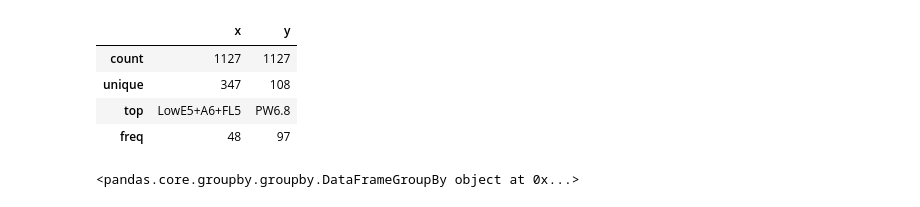
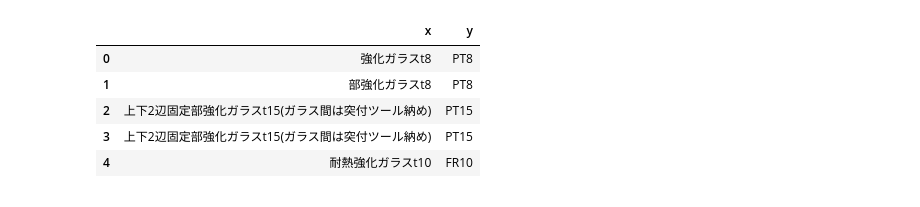
Before and after one commit to bbbnodx/seq2seq, a Jupyter notebook: notebooks/data-analysis.ipynb, the cells around one changed output. Cells and saved outputs as stored; diff of their text form; code cells hidden in the pictures.

```diff
--- a/notebooks/data-analysis.ipynb
+++ b/notebooks/data-analysis.ipynb
@@ -26,5 +26,8 @@ source_csv = dataset_dir / "interpretation_train43_and_test40_rev2.csv"
 # source_csv = dataset_dir / "interpretation_excel_concat_trim.csv"
 dataset_name = source_csv.stem
 encoding = "utf-8"
+# %%
+rev2_csv = dataset_dir / "interpretation_train43_and_test40_rev2.csv"
+rev3_csv = dataset_dir / "interpretation_train43_and_test40_rev3.csv"
 # %%
-df = pd.read_csv(source_csv)
+rev2 = pd.read_csv(rev2_csv)
@@ -52,12 +33,0 @@ df
-# %%
-df.describe()
-# %% [output]
-|  | x | y |
-| count | 1127 | 1127 |
-| unique | 347 | 108 |
-| top | LowE5+A6+FL5 | PW6.8 |
-| freq | 48 | 97 |
-# %%
-df.groupby(df['x'])
-# %% [output]
-<pandas.core.groupby.groupby.DataFrameGroupBy object at 0x...>
@@ -63,0 +36,9 @@ df.groupby(df['x'])
+# %%
+rev2.head()
+# %% [output]
+|  | x | y |
+| 0 | 強化ガラスt8 | PT8 |
+| 1 | 部強化ガラスt8 | PT8 |
+| 2 | 上下2辺固定部強化ガラスt15(ガラス間は突付ツール納め) | PT15 |
+| 3 | 上下2辺固定部強化ガラスt15(ガラス間は突付ツール納め) | PT15 |
+| 4 | 耐熱強化ガラスt10 | FR10 |
```
Also changed, not shown: parts of 6 cells of this notebook, 16 other files.
